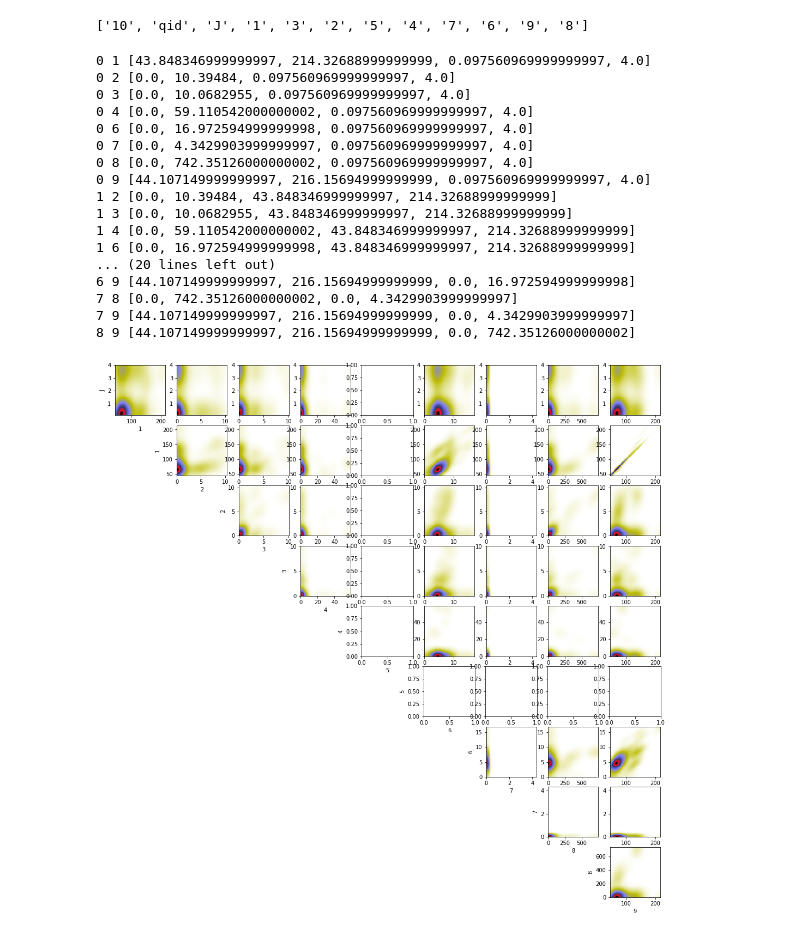
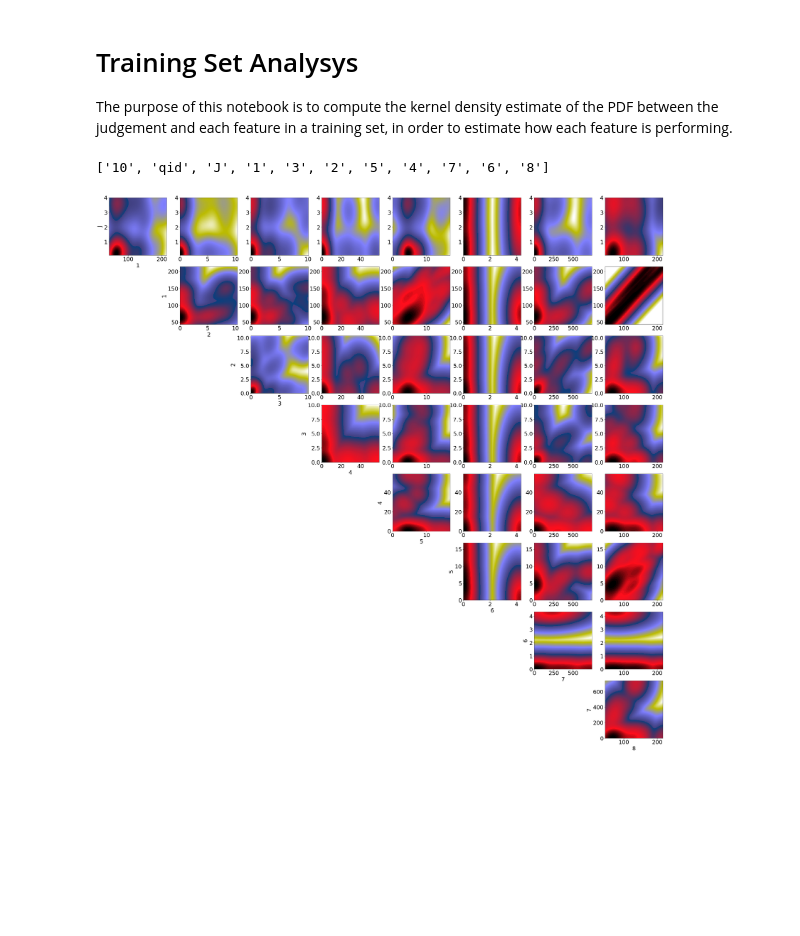
Before and after one commit to sully90/dp-search-service, a Jupyter notebook: src/main/python/Training Data Analysis.ipynb, the cells around one changed output. Drawn from its saved outputs; the diff is of its cells as text; code cells hidden in the pictures; blank space fills up the shorter version.

Commit message:
Removed feature 5 based on PDF estimates in Notebook

```diff
--- a/src/main/python/Training Data Analysis.ipynb
+++ b/src/main/python/Training Data Analysis.ipynb
@@ -1,3 +1,6 @@
+# %% [markdown]
+# Training Set Analysys
+The purpose of this notebook is to compute the kernel density estimate of the PDF between the judgement and each feature in a training set, in order to estimate how each feature is performing.
 # %%
 import numpy as np
 import scipy
@@ -5,7 +8,7 @@ from scipy import stats
 import matplotlib.pylab as plt
 
 models_dir = "/Users/sullid/ONS/dp-search-service/src/main/resources/elastic.ltr/models"
-model_name = "ons_1516029931214"
+model_name = "ons_1516093872426"
 # %%
 class TrainingData(object):
     """
@@ -61,15 +64,26 @@ class TrainingData(object):
 trainingData = TrainingData(models_dir, model_name)
 trainingData.data.keys()
 # %% [output]
-['10', 'qid', 'J', '1', '3', '2', '5', '4', '7', '6', '9', '8']
+['10', 'qid', 'J', '1', '3', '2', '5', '4', '7', '6', '8']
 # %%
 x,y = (trainingData["1"], trainingData["J"])
 # %%
 import matplotlib.gridspec as gridspec
+import matplotlib.pylab as pylab
+fs=25
+params = {'legend.fontsize': 'x-large',
+          'figure.figsize': (15, 5),
+         'axes.labelsize': fs,
+         'axes.titlesize':fs,
+         'xtick.labelsize':fs,
+         'ytick.labelsize':fs}
+pylab.rcParams.update(params)
 
 def getValues(trainingData, i):
     if (i == 0):
         return "J", trainingData["J"]
+#     elif (i == 1 or i == 9):
+#         return str(i), np.log10(trainingData[str(i)])
     else:
         return str(i), trainingData[str(i)]
 
@@ -90,56 +104,40 @@ def forceAspect(ax,aspect=1):
 
 numFeatures = trainingData.numFeatures()
 
-fig = plt.figure(figsize=(20, 20))
+fig = plt.figure(figsize=(50, 50))
 gs = gridspec.GridSpec(numFeatures, numFeatures)
 
 for i in range(numFeatures):
     rowLabel, rowValues = getValues(trainingData, i)
     labelRow = True
     for j in range(i+1, numFeatures):
         colLabel, colValues = getValues(trainingData, j)
 
         ax = plt.subplot(gs[i,j-numFeatures])
 
 #         ax.text(0.25, 0.5, "ax %d:%d" % (i,j))
         if (labelRow):
             ax.set_ylabel(rowLabel)
             labelRow = False
-        ax.set_xlabel(colLabel)
+        if (j == (i+1)):
+            ax.set_xlabel(colLabel)
 
         try:
-            Z, (xmin,xmax,ymin,ymax) = fitKernel(colValues, rowValues)
+            Z, (xmin,xmax,ymin,ymax) = fitKernel(colValues, rowValues, 200j)
             extent = [xmin,xmax,ymin,ymax]
             ax.imshow(Z, cmap=plt.cm.gist_stern_r, extent=extent)
             ax.set_xlim([xmin, xmax])
             ax.set_ylim([ymin, ymax])
             forceAspect(ax)
         except:
             pass
 
 
 # ax.imshow(np.rot90(Z), cmap=plt.cm.gist_earth_r,
 #           extent=[xmin, xmax, ymin, ymax], aspect=50)
 # ax.plot(x, y, 'k.', markersize=2)
 # ax.set_xlim([xmin, xmax])
 # ax.set_ylim([ymin, ymax])
 plt.show()
 # %% [output]
-0 1 [43.848346999999997, 214.32688999999999, 0.097560969999999997, 4.0]
-0 2 [0.0, 10.39484, 0.097560969999999997, 4.0]
-0 3 [0.0, 10.0682955, 0.097560969999999997, 4.0]
-0 4 [0.0, 59.110542000000002, 0.097560969999999997, 4.0]
-0 6 [0.0, 16.972594999999998, 0.097560969999999997, 4.0]
-0 7 [0.0, 4.3429903999999997, 0.097560969999999997, 4.0]
-0 8 [0.0, 742.35126000000002, 0.097560969999999997, 4.0]
-0 9 [44.107149999999997, 216.15694999999999, 0.097560969999999997, 4.0]
-1 2 [0.0, 10.39484, 43.848346999999997, 214.32688999999999]
-1 3 [0.0, 10.0682955, 43.848346999999997, 214.32688999999999]
-1 4 [0.0, 59.110542000000002, 43.848346999999997, 214.32688999999999]
-1 6 [0.0, 16.972594999999998, 43.848346999999997, 214.32688999999999]
-... (20 lines left out)
-6 9 [44.107149999999997, 216.15694999999999, 0.0, 16.972594999999998]
-7 8 [0.0, 742.35126000000002, 0.0, 4.3429903999999997]
-7 9 [44.107149999999997, 216.15694999999999, 0.0, 4.3429903999999997]
-8 9 [44.107149999999997, 216.15694999999999, 0.0, 742.35126000000002]
-[figure, old version]
+[figure, new version]
```
Also changed, not shown: 6 other files.
